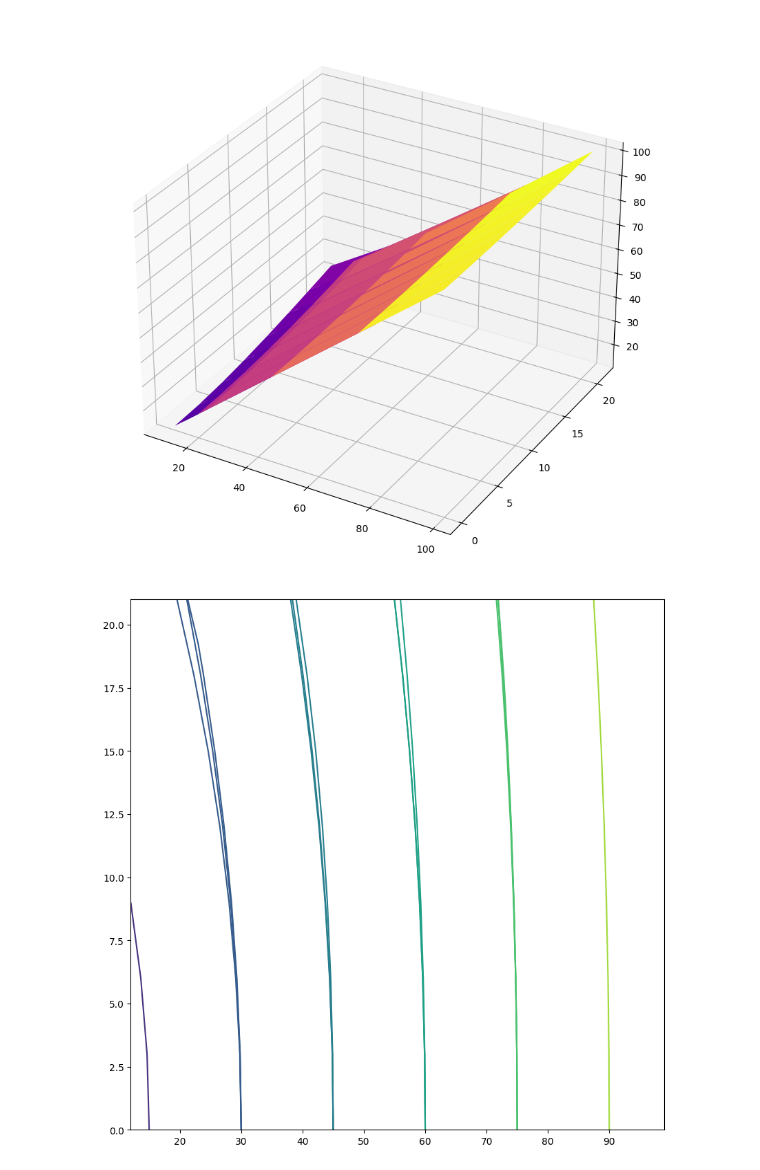
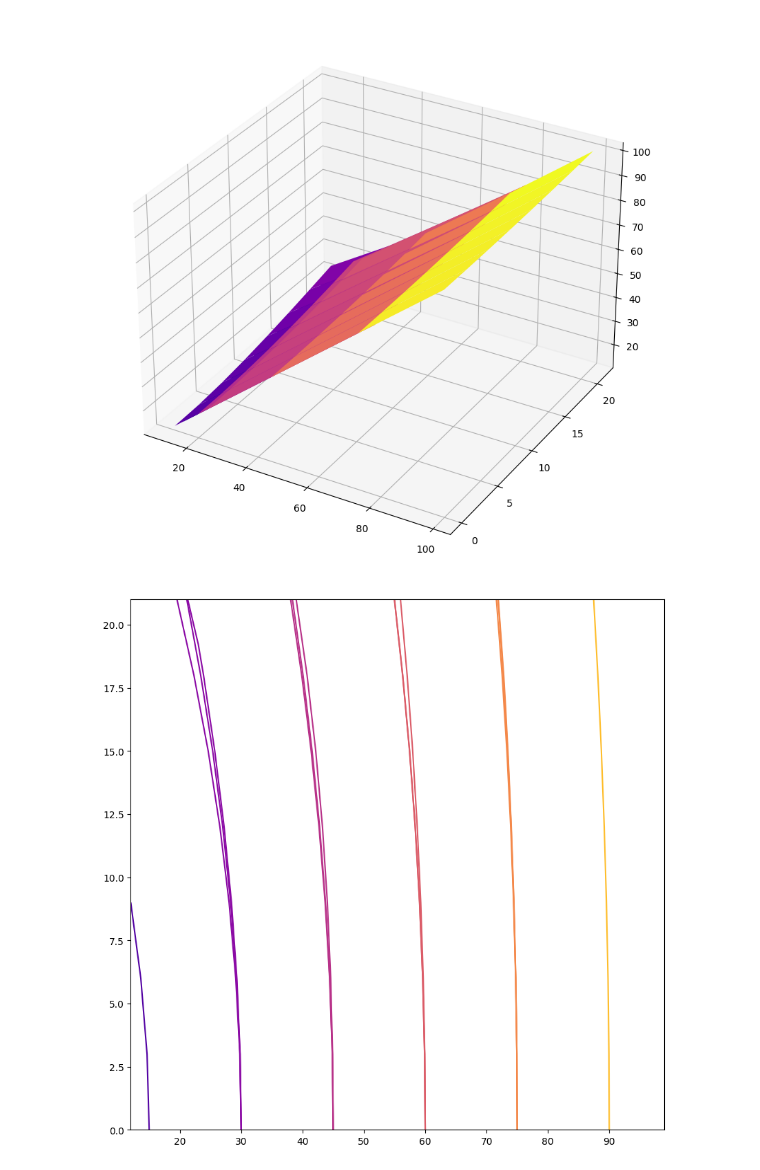
Before and after one commit to Rudra18GTHB/Codes, a Jupyter notebook: Visualization/Data Visualization/Exp11.ipynb, the cells around one changed output. Cells and saved outputs as stored; diff of their text form; code cells hidden in the pictures.

```diff
--- a/Visualization/Data Visualization/Exp11.ipynb
+++ b/Visualization/Data Visualization/Exp11.ipynb
@@ -18,7 +18,7 @@ plt.show()
 # %%
 fig=plt.figure(figsize=(10,10))
 ax=plt.subplot()
-ax.contour(x,y,z,cmap="viridis")
+ax.contour(x,y,z,cmap="plasma")
 plt.show()
 # %% [output]
-[figure, old version]
+[figure, new version]
```
Also changed, not shown: parts of 3 cells of this notebook.
